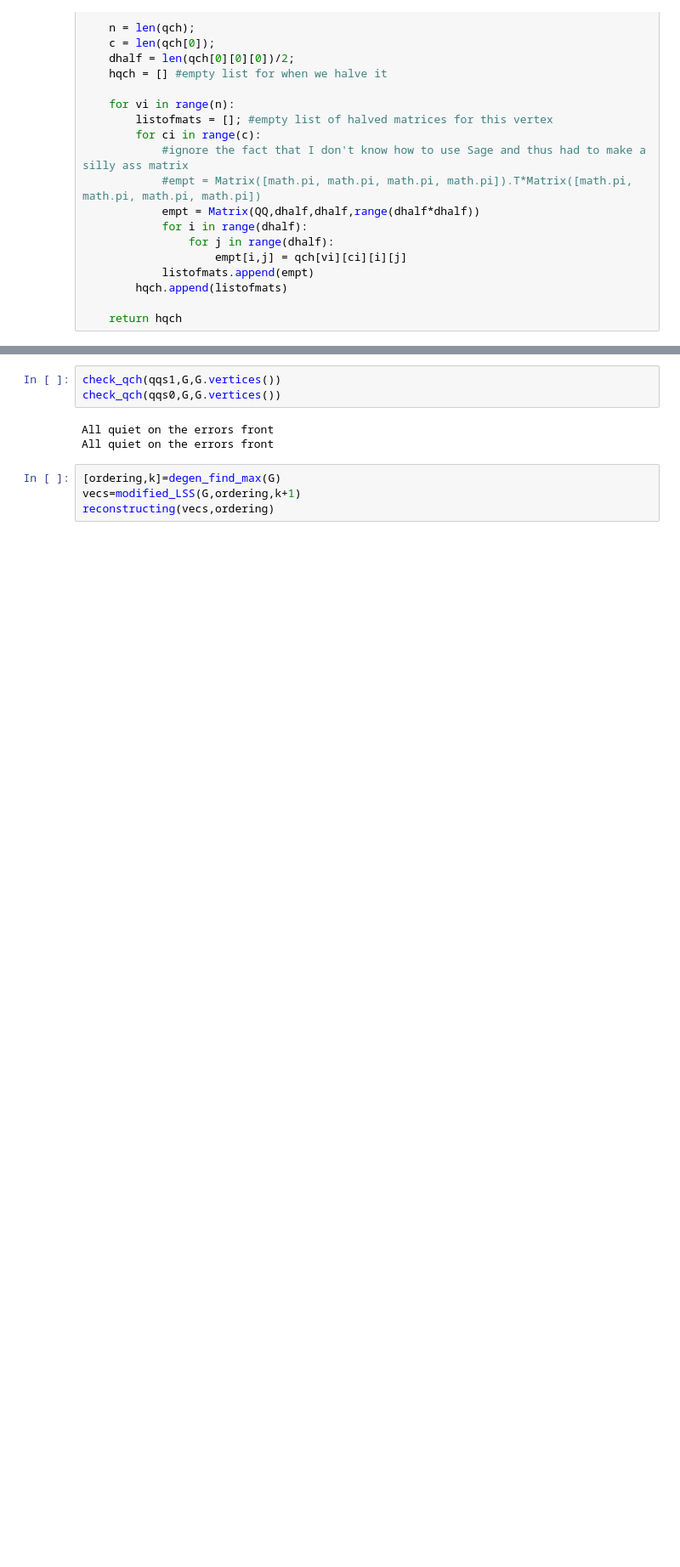
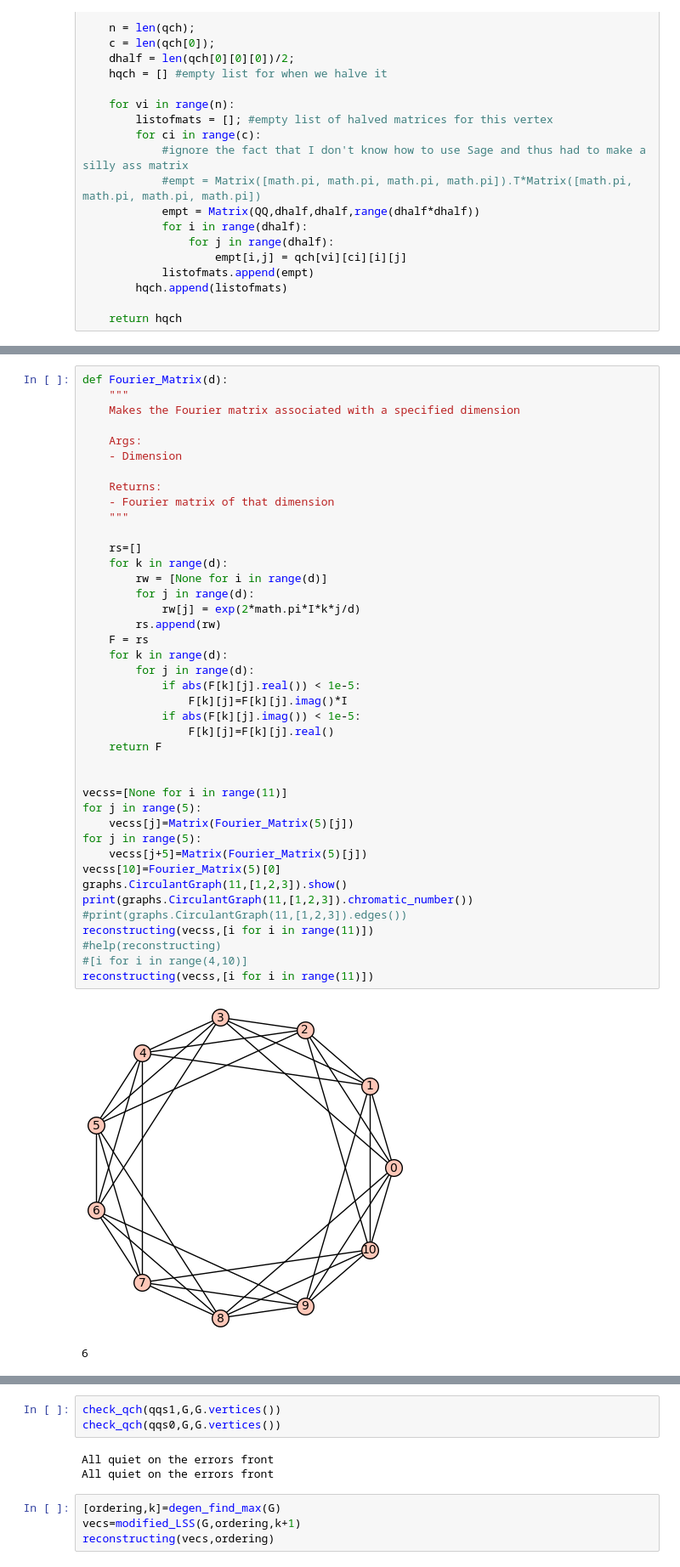
Before and after one commit to TessCollins/Graph_Research, a Jupyter notebook: Graphy_Research_Mains.ipynb, the cells around one changed output, grey strips where cells are left out. Shown at 85% size. Saved outputs shown, nothing was run; the diff lists cells and outputs as text; blank space fills up the shorter version.

```diff
--- a/Graphy_Research_Mains.ipynb
+++ b/Graphy_Research_Mains.ipynb
@@ -435,0 +467,44 @@ from random import randrange
+# %%
+def Fourier_Matrix(d):
+    """
+    Makes the Fourier matrix associated with a specified dimension
+
+    Args:
+    - Dimension
+
+    Returns:
+    - Fourier matrix of that dimension
+    """
+
+    rs=[]
+    for k in range(d):
+        rw = [None for i in range(d)]
+        for j in range(d):
+            rw[j] = exp(2*math.pi*I*k*j/d)
+        rs.append(rw)
+    F = rs
+    for k in range(d):
+        for j in range(d):
+            if abs(F[k][j].real()) < 1e-5:
+                F[k][j]=F[k][j].imag()*I
+            if abs(F[k][j].imag()) < 1e-5:
+                F[k][j]=F[k][j].real()
+    return F
+
+
+vecss=[None for i in range(11)]
+for j in range(5):
+    vecss[j]=Matrix(Fourier_Matrix(5)[j])
+for j in range(5):
+    vecss[j+5]=Matrix(Fourier_Matrix(5)[j])
+vecss[10]=Fourier_Matrix(5)[0]
+graphs.CirculantGraph(11,[1,2,3]).show()
+print(graphs.CirculantGraph(11,[1,2,3]).chromatic_number())
+#print(graphs.CirculantGraph(11,[1,2,3]).edges())
+reconstructing(vecss,[i for i in range(11)])
+#help(reconstructing)
+#[i for i in range(4,10)]
+reconstructing(vecss,[i for i in range(11)])
+# %% [output]
+[figure, added]
+6
```
Also changed, not shown: parts of 13 cells of this notebook.
